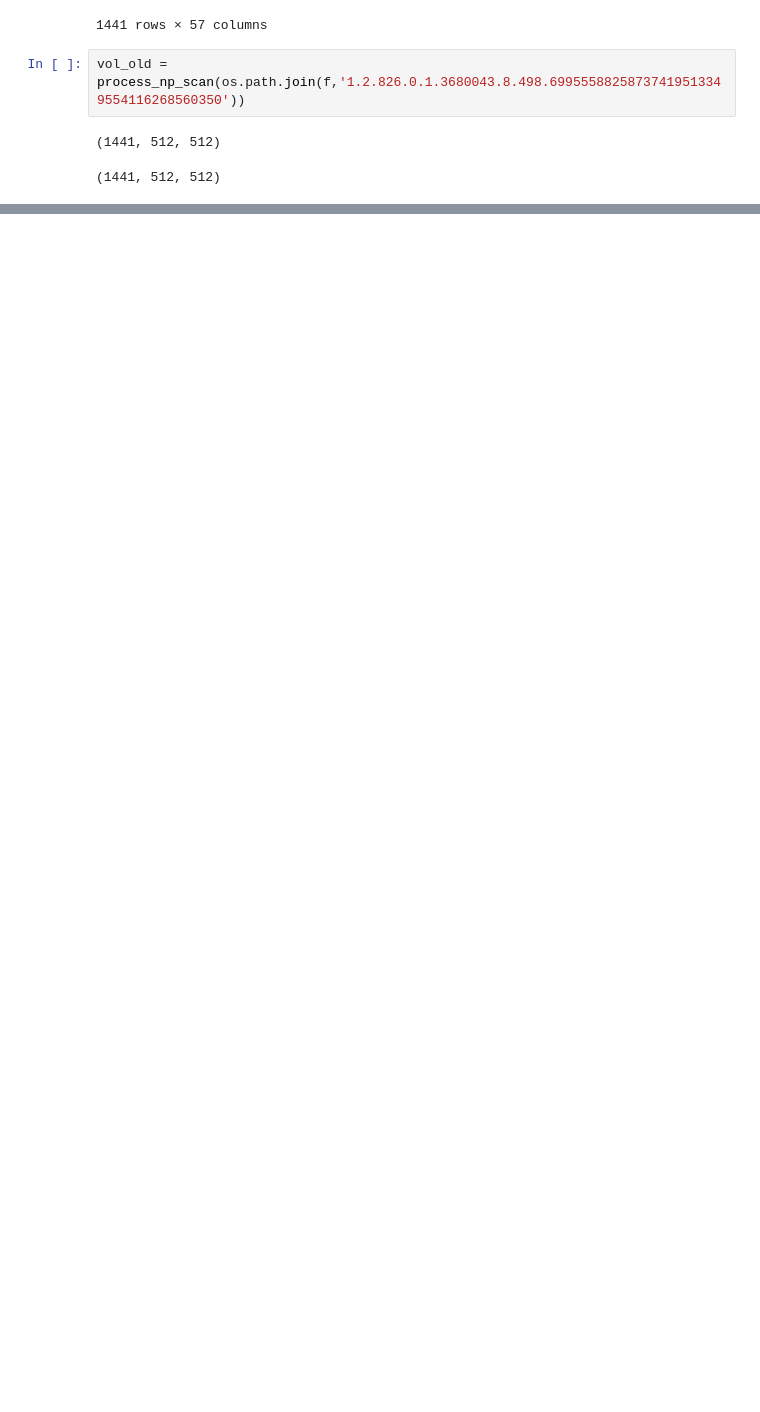
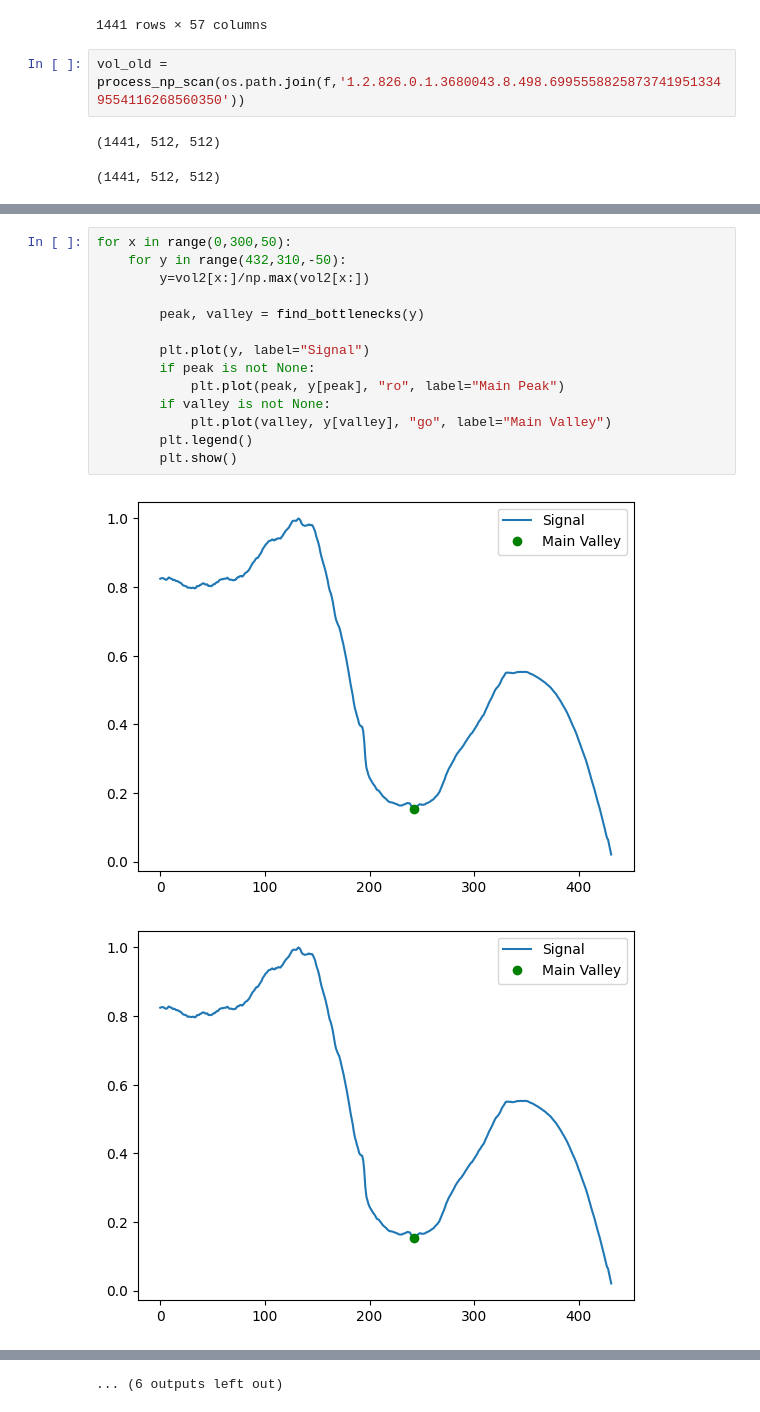
Before and after one commit to BhaveshSolanki32/Aneurysm_detection, a Jupyter notebook: test.ipynb, the cells around one changed output, grey strips where cells are left out. Drawn from its saved outputs; the diff is of its cells as text; blank space fills up the shorter version.

```diff
--- a/test.ipynb
+++ b/test.ipynb
@@ -829,0 +912,17 @@ interactive(children=(IntSlider(value=216, description='slice_index', max=431),
+# %%
+for x in range(0,300,50):
+    for y in range(432,310,-50):
+        y=vol2[x:]/np.max(vol2[x:])
+
+        peak, valley = find_bottlenecks(y)
+
+        plt.plot(y, label="Signal")
+        if peak is not None:
+            plt.plot(peak, y[peak], "ro", label="Main Peak")
+        if valley is not None:
+            plt.plot(valley, y[valley], "go", label="Main Valley")
+        plt.legend()
+        plt.show()
+# %% [output]
+[figure, added]
+[figure, added]
@@ -829,0 +939 @@ interactive(children=(IntSlider(value=216, description='slice_index', max=431),
+... (6 outputs left out)
```
Also changed, not shown: parts of 10 cells of this notebook, 1 other file.
